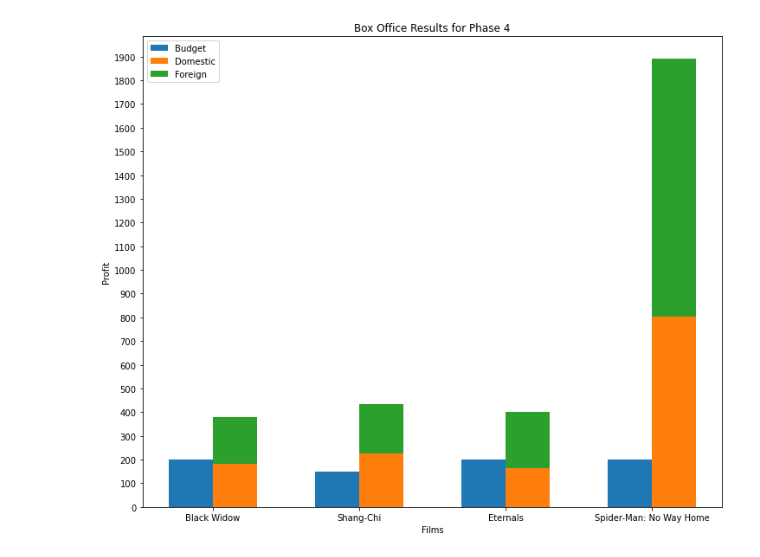
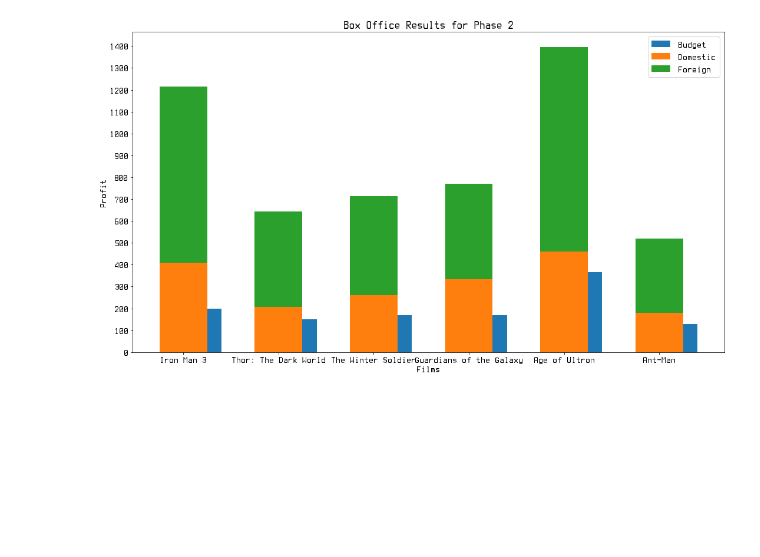
Before and after one commit to zsbrown97/Datasets, a Jupyter notebook: MCU/MCU.ipynb, the cells around one changed output. Cells and saved outputs as stored; diff of their text form; code cells hidden in the pictures; blank space fills up the shorter version.

Commit message:
mcu reception now saves pngs. started box office fixes

```diff
--- a/MCU/MCU.ipynb
+++ b/MCU/MCU.ipynb
@@ -109,6 +115,7 @@ def reception(x):
     x_axis = np.arange(len(film))
     title = 'Reception of Phase '+str(x)
     plotWidth = film.size * 3
+    fileName = 'phase'+str(x)+'reception.png'
 
     plt.figure(figsize=(plotWidth,10))
     plt.bar(x_axis-0.2, crit, 0.4, label = 'Critical')
@@ -120,6 +127,7 @@ def reception(x):
     plt.yticks(range(0, 100, 10))
     plt.title(title)
     plt.legend()
+    plt.savefig('./Graphs/Reception/phase'+str(x)+'reception.png')
     plt.show()
 # %%
 for x in np.unique([x for x in mcu['Phase']]):
@@ -142,9 +150,9 @@ def boxoffice(x):
     plotWidth = film.size * 3
 
     plt.figure(figsize=(plotWidth,10))
-    plt.bar(x_axis-0.15, budget, 0.3, label = 'Budget')
-    plt.bar(x_axis+0.15, domestic, 0.3, label = 'Domestic')
-    plt.bar(x_axis+0.15, foreign, 0.3, label = 'Foreign', bottom=domestic)
+    plt.bar(x_axis+0.15, budget, 0.5, label = 'Budget')
+    plt.bar(x_axis, domestic, 0.5, label = 'Domestic')
+    plt.bar(x_axis, foreign, 0.5, label = 'Foreign', bottom=domestic)
 
     plt.xticks(x_axis, film)
     plt.xlabel('Films')
@@ -154,6 +162,6 @@ def boxoffice(x):
     plt.legend()
     plt.show()
 # %%
-boxoffice(4)
+boxoffice(2)
 # %% [output]
-[figure, old version]
+[figure, new version]
```
Also changed, not shown: parts of 3 cells of this notebook, 5 other files.
